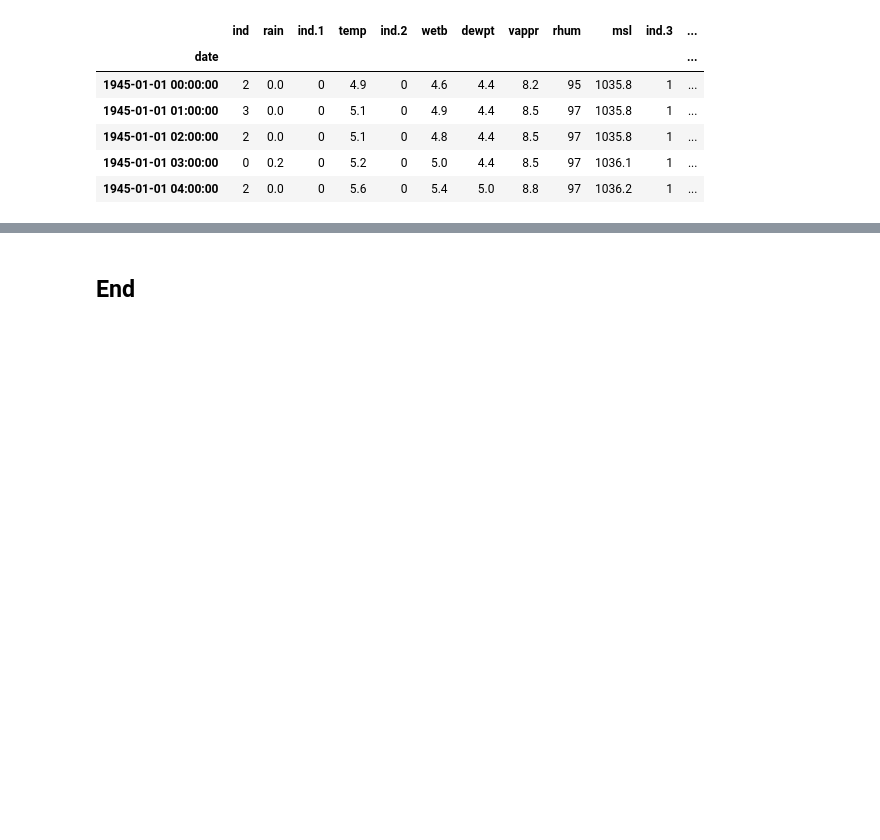
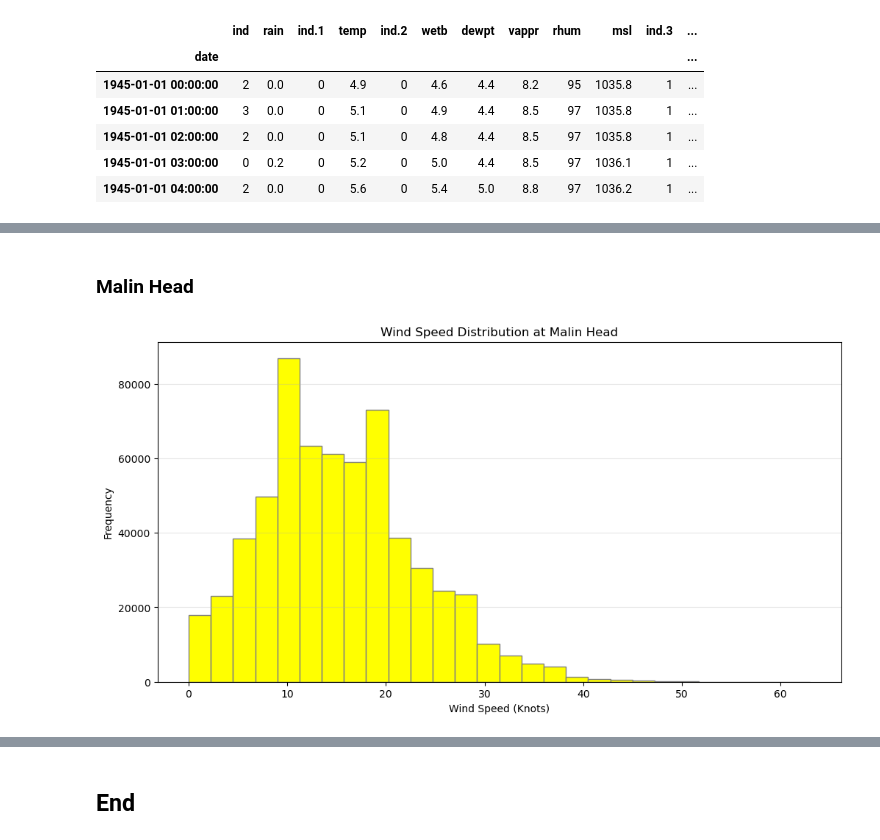
Before and after one commit to Oksyyy/programming-for-data-analytics, a Jupyter notebook: project/wind_anlysis.ipynb, the cells around one changed output, grey strips where cells are left out. Drawn from its saved outputs; the diff is of its cells as text; code cells hidden in the pictures; blank space fills up the shorter version.

Commit message:
Added missing values analysis, descriptive statistics and data distribution analysis

```diff
--- a/project/wind_anlysis.ipynb
+++ b/project/wind_anlysis.ipynb
@@ -58,9 +60,12 @@ def load_data(file_path, skiprows):
     # Read the CSV file into a DataFrame using low_memory=False to avoid dtype warning
     df = pd.read_csv(file_path, skiprows=skiprows, low_memory=False)
 
-    # Convert 'date' column to datetime format
-    # Pass 'mixed' to handle different date formats in the column (without format argument pandas shows warning)
+    # Convert 'date' column to datetime
+    # format='mixed' handles different date formats - used to avoid pandas warning
     df['date']= pd.to_datetime(df['date'], format='mixed')
+
+    # Convert wind speed to numeric (invalid values become NaN)
+    df['wdsp'] = pd.to_numeric(df['wdsp'], errors='coerce')
 
     # Set 'date' column as index
     df = df.set_index('date')
@@ -71,11 +76,11 @@ def load_data(file_path, skiprows):
 # %%
 # Define file path for Malin Head data
 malin_data_dir = "../project/data/malin_head/"
-malin_file = "hly1575.csv"
-malin_file = malin_data_dir + malin_file
+malin_filename = "hly1575.csv"
+malin_path = malin_data_dir + malin_filename
 
 # Load Malin Head data (skip first 23 rows)
-malin_df = load_data(malin_file, skiprows=23)
+malin_df = load_data(malin_path, skiprows=23)
 
 # Show first 5 rows
 malin_df.head(5)
@@ -131,0 +213,15 @@ dublin_df.head(5)
+# %% [markdown]
+### Malin Head
+# %%
+# Plot histogram of wind speed for Malin Head
+plt.figure(figsize=(12, 6))
+
+plt.hist(malin_df['wdsp'], bins=28, color='yellow', edgecolor='grey')
+plt.title('Wind Speed Distribution at Malin Head')
+plt.xlabel('Wind Speed (Knots)')
+plt.ylabel('Frequency')
+plt.grid(axis='y', alpha=0.3)
+
+plt.show()
+# %% [output]
+[figure, added]
```
Also changed, not shown: parts of 24 cells of this notebook.
